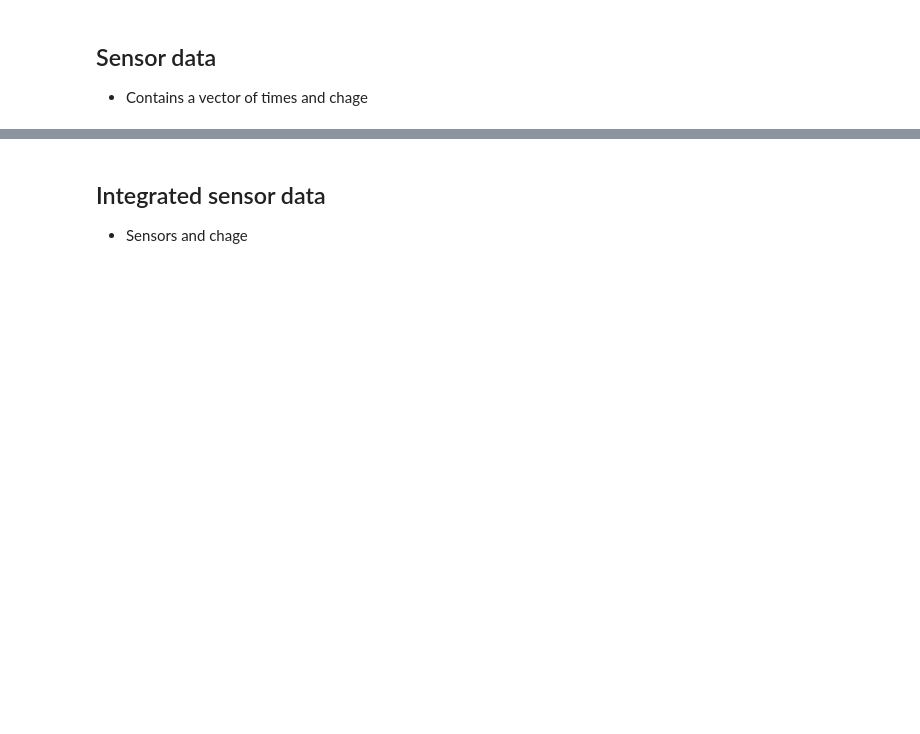
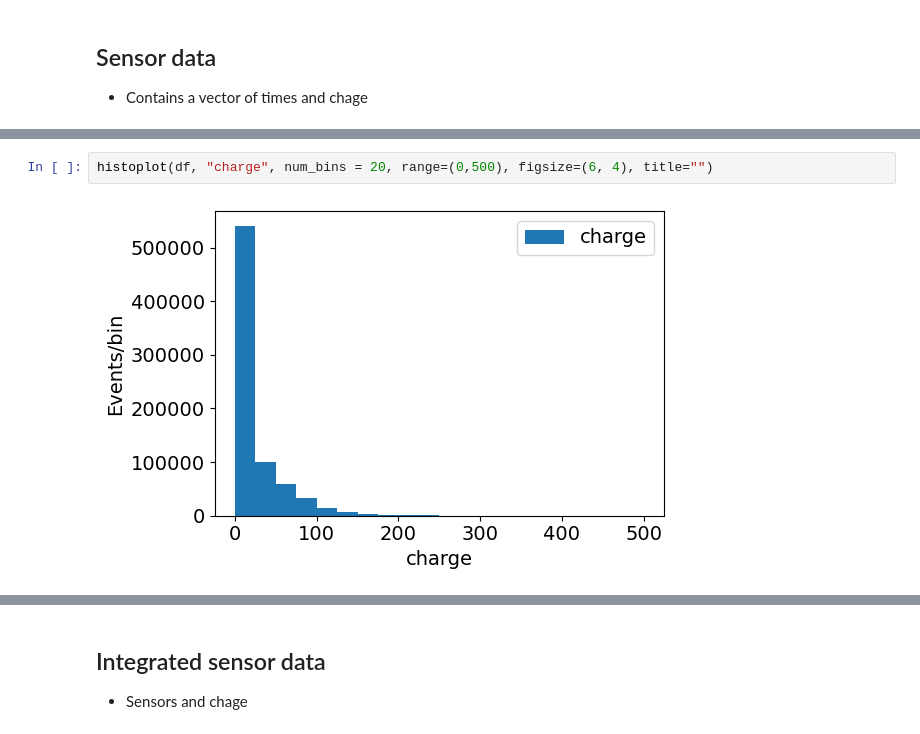
Before and after one commit to jjgomezcadenas/g4crysp, a Jupyter notebook: monolithicCrystal/crystalMT/nb/analysis.ipynb, the cells around one changed output, grey strips where cells are left out. Drawn from its saved outputs; the diff is of its cells as text; blank space fills up the shorter version.

```diff
--- a/monolithicCrystal/crystalMT/nb/analysis.ipynb
+++ b/monolithicCrystal/crystalMT/nb/analysis.ipynb
@@ -127 +147,5 @@ df
+# %%
+histoplot(df, "charge", num_bins = 20, range=(0,500), figsize=(6, 4), title="")
+# %% [output]
+[figure, added]
 # %%
```
Also changed, not shown: parts of 15 cells of this notebook, 9 other files.
